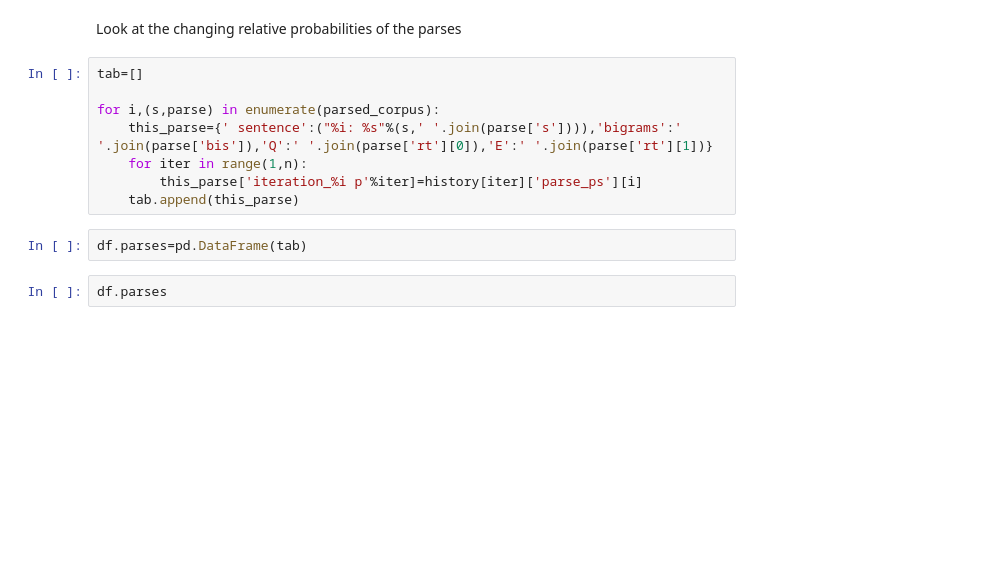
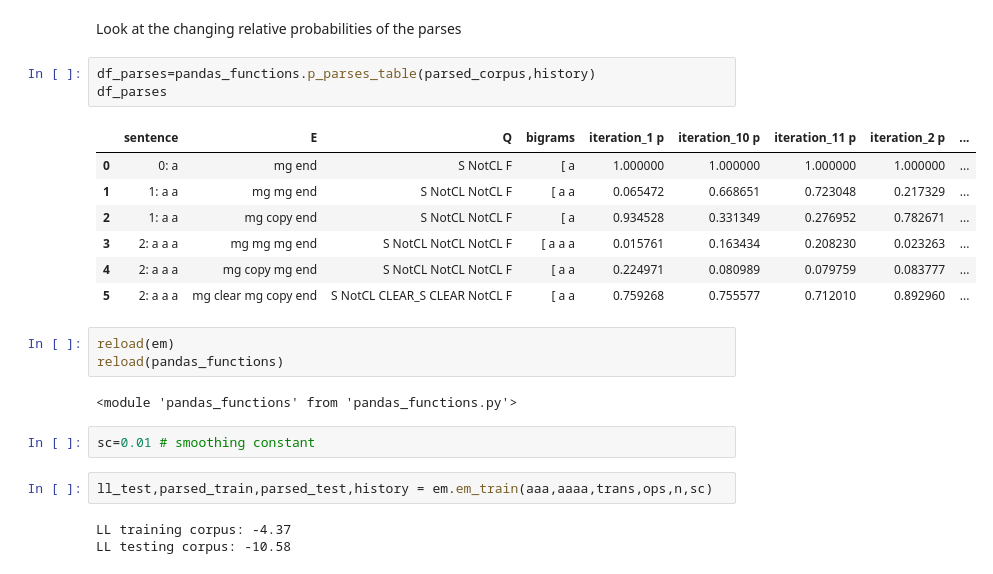
Before and after one commit to megodoonch/birdsong, a Jupyter notebook: markhov/markhov.ipynb, the cells around one changed output. Cells and saved outputs as stored; diff of their text form; blank space fills up the shorter version.

Commit message:
smoothing added, more info kept during em

```diff
--- a/markhov/markhov.ipynb
+++ b/markhov/markhov.ipynb
@@ -206,14 +380,25 @@ ylabel("Log Likelihood")
 # %% [markdown]
 Look at the changing relative probabilities of the parses
-# %%
-tab=[]
-
-for i,(s,parse) in enumerate(parsed_corpus):
-    this_parse={' sentence':("%i: %s"%(s,' '.join(parse['s']))),'bigrams':' '.join(parse['bis']),'Q':' '.join(parse['rt'][0]),'E':' '.join(parse['rt'][1])}
-    for iter in range(1,n):
-        this_parse['iteration_%i p'%iter]=history[iter]['parse_ps'][i]
-    tab.append(this_parse)
-# %%
-df.parses=pd.DataFrame(tab)
-# %%
-df.parses
+# %%
+df_parses=pandas_functions.p_parses_table(parsed_corpus,history)
+df_parses
+# %% [output]
+|  | sentence | E | Q | bigrams | iteration_1 p | iteration_10 p | iteration_11 p | iteration_2 p | ... |
+| 0 | 0: a | mg end | S NotCL F | [ a | 1.000000 | 1.000000 | 1.000000 | 1.000000 | ... |
+| 1 | 1: a a | mg mg end | S NotCL NotCL F | [ a a | 0.065472 | 0.668651 | 0.723048 | 0.217329 | ... |
+| 2 | 1: a a | mg copy end | S NotCL NotCL F | [ a | 0.934528 | 0.331349 | 0.276952 | 0.782671 | ... |
+| 3 | 2: a a a | mg mg mg end | S NotCL NotCL NotCL F | [ a a a | 0.015761 | 0.163434 | 0.208230 | 0.023263 | ... |
+| 4 | 2: a a a | mg copy mg end | S NotCL NotCL NotCL F | [ a a | 0.224971 | 0.080989 | 0.079759 | 0.083777 | ... |
+| 5 | 2: a a a | mg clear mg copy end | S NotCL CLEAR_S CLEAR NotCL F | [ a a | 0.759268 | 0.755577 | 0.712010 | 0.892960 | ... |
+# %%
+reload(em)
+reload(pandas_functions)
+# %% [output]
+<module 'pandas_functions' from 'pandas_functions.py'>
+# %%
+sc=0.01 # smoothing constant
+# %%
+ll_test,parsed_train,parsed_test,history = em.em_train(aaa,aaaa,trans,ops,n,sc)
+# %% [output]
+LL training corpus: -4.37
+LL testing corpus: -10.58
```
Also changed, not shown: parts of 53 cells of this notebook, 2 other files.
